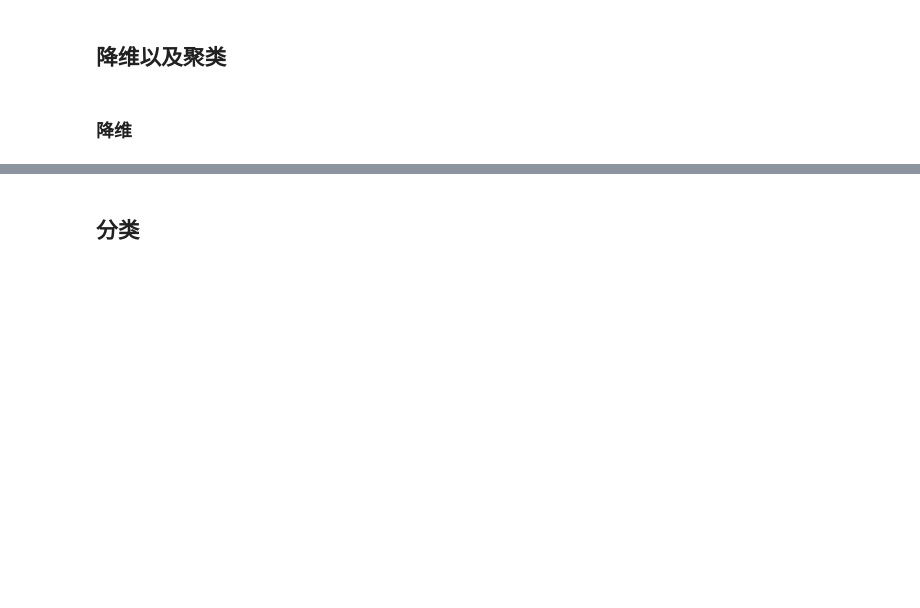
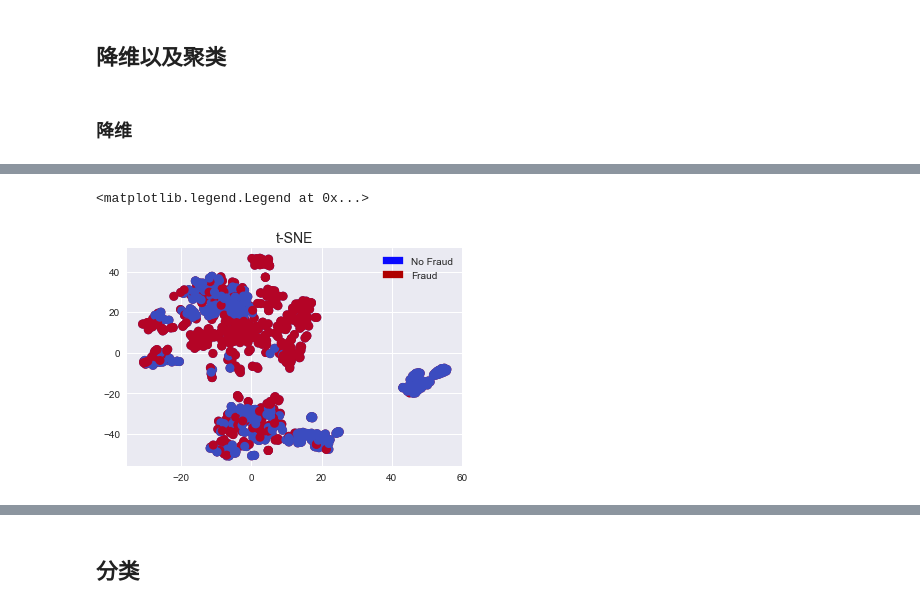
Before and after one commit to ChaoyuHuang/deepLearning, a Jupyter notebook: Chap9 各种算法尝试建模credit fraud.ipynb, the cells around one changed output, grey strips where cells are left out. Saved outputs shown, nothing was run; the diff lists cells and outputs as text; code cells hidden in the pictures; blank space fills up the shorter version.

```diff
--- a/Chap9 各种算法尝试建模credit fraud.ipynb
+++ b/Chap9 各种算法尝试建模credit fraud.ipynb
@@ -453,0 +458,14 @@ plt.show()
+# %%
+X = new_df.drop('Class', axis=1)
+y = new_df['Class']
+
+X_reduced_tsne = TSNE(n_components=2, random_state=42).fit_transform(X.values)
+
+from sklearn.mixture import GaussianMixture as GMM
+gmm = GMM(n_components=2).fit(X.values) #指定聚类中心个数为4
+labels = gmm.predict(X)
+
+tmp = pd.DataFrame(X_reduced_tsne, index=X.index)
+tmp = pd.concat([tmp, pd.Series(labels, index=tmp.index)], axis=1)
+tmp.columns = [0, 1, 'label']
+tmp
@@ -453,0 +486,19 @@ plt.show()
+# %%
+y1 = pd.DataFrame(labels, index=X.index)
+# %%
+# t-SNE scatter plot
+f, ax1 = plt.subplots(ncols=1)
+
+blue_patch = mpatches.Patch(color='#0A0AFF', label='No Fraud')
+red_patch = mpatches.Patch(color='#AF0000', label='Fraud')
+
+ax1.scatter(tmp[0].values, tmp[1].values, c=(y1 ==0), cmap='coolwarm', label='No Fraud', linewidths=2)
+ax1.scatter(tmp[0].values, tmp[1].values, c=(y1 ==1) ,cmap='coolwarm', label='Fraud', linewidths=2)
+ax1.set_title('t-SNE', fontsize=14)
+
+ax1.grid(True)
+
+ax1.legend(handles=[blue_patch, red_patch])
+# %% [output]
+<matplotlib.legend.Legend at 0x...>
+[figure, added]
```
Also changed, not shown: parts of 33 cells of this notebook.
